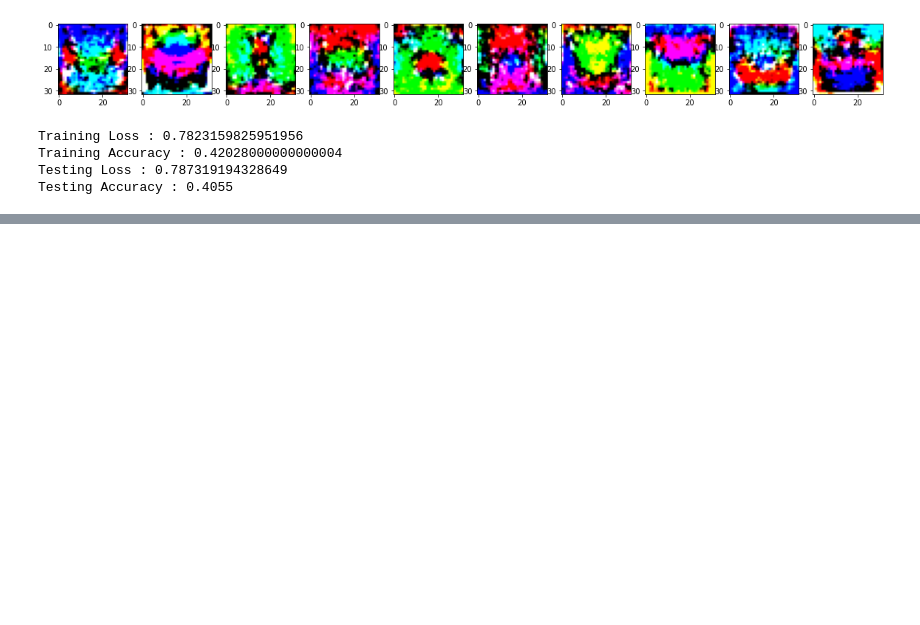
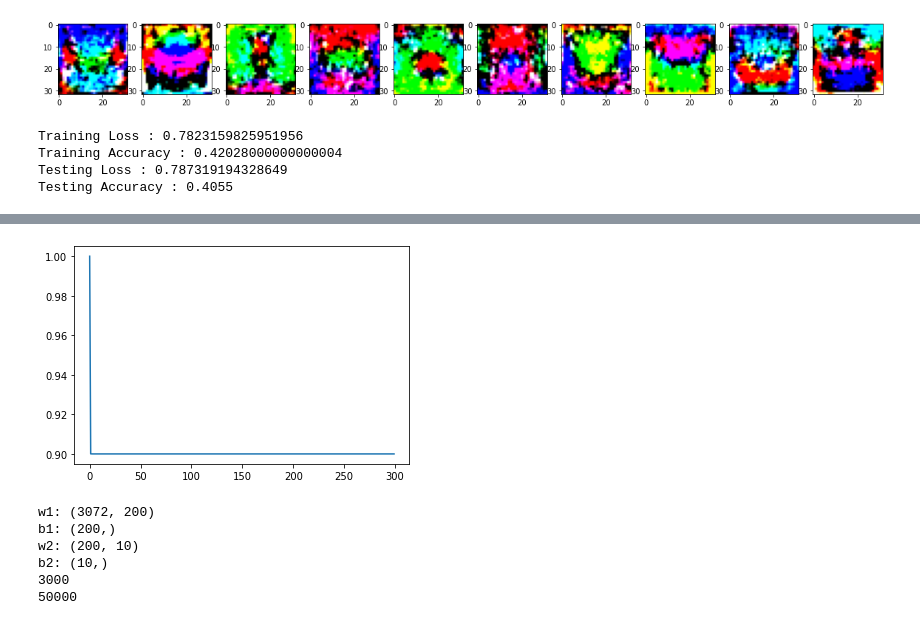
Before and after one commit to Dileesha747/ImageProcessing_1, a Jupyter notebook: assgn1.ipynb, the cells around one changed output, grey strips where cells are left out. Cells and saved outputs as stored; diff of their text form; code cells hidden in the pictures; blank space fills up the shorter version.

```diff
--- a/assgn1.ipynb
+++ b/assgn1.ipynb
@@ -268,10 +268,3 @@ Training Loss : 0.7823159825951956
 Training Accuracy : 0.42028000000000004
 Testing Loss : 0.787319194328649
 Testing Accuracy : 0.4055
-# %%
-x=np.array([[1,2],[2,3]])
-print(x[1][1])
-print(x.shape[0])
-list1 = y_train[1].tolist()
-print(list1)
-print(list1.index(max(list1)))
@@ -282,0 +342,34 @@ print(list1.index(max(list1)))
+# %%
+plt.plot(loss_history)
+
+x_t=x_train
+h_l=1.0/(1.0+np.exp(-(x_t.dot(w1)+b1)))
+y_p=h_l.dot(w2)+b2
+
+train_loss=(1/Ntr)*(np.square(y_train-y_p)).sum()
+acc_track=0
+for i in range(y_train.shape[0]):
+    listp = y_p[i].tolist()
+    listT = y_train[i].tolist()
+    if listp.index(max(listp))==listT.index(max(listT)):
+        acc_track+=1
+train_accuracy=(1/Ntr)*acc_track
+
+print('Training Loss :',train_loss)
+print('Training Accuracy :',train_accuracy)
+
+x_t=x_test
+h_l=1.0/(1.0+np.exp(-(x_t.dot(w1)+b1)))
+y_p=h_l.dot(w2)+b2
+
+test_loss=(1/Nte)*(np.square(y_test-y_p)).sum()
+acc_track=0
+for i in range(y_test.shape[0]):
+    listp = y_p[i].tolist()
+    listT = y_test[i].tolist()
+    if listp.index(max(listp))==listT.index(max(listT)):
+        acc_track+=1
+test_accuracy=(1/Nte)*acc_track
+print('Testing Loss :',test_loss)
+print('Testing Accuracy :',test_accuracy)
+# %% [output]
@@ -282,0 +380,31 @@ print(list1.index(max(list1)))
+[figure, added]
+# %%
+std=1e-5
+H=200
+w1 = std*np.random.randn(Din, H)
+b1 = np.zeros(H)
+w2 = std*np.random.randn(H, K)
+b2 = np.zeros(K)
+print("w1:", w1.shape)
+print("b1:", b1.shape)
+print("w2:", w2.shape)
+print("b2:", b2.shape)
+
+batch_size = 500
+iterations =3000
+print(iterations)
+print(Ntr)
+
+lr =1.45e-2
+lr_decay=0.999
+reg =5e-6
+loss_history = []
+train_acc_history = []
+val_acc_history = []
+# %% [output]
+w1: (3072, 200)
+b1: (200,)
+w2: (200, 10)
+b2: (10,)
+3000
+50000
```
Also changed, not shown: parts of 6 cells of this notebook.
